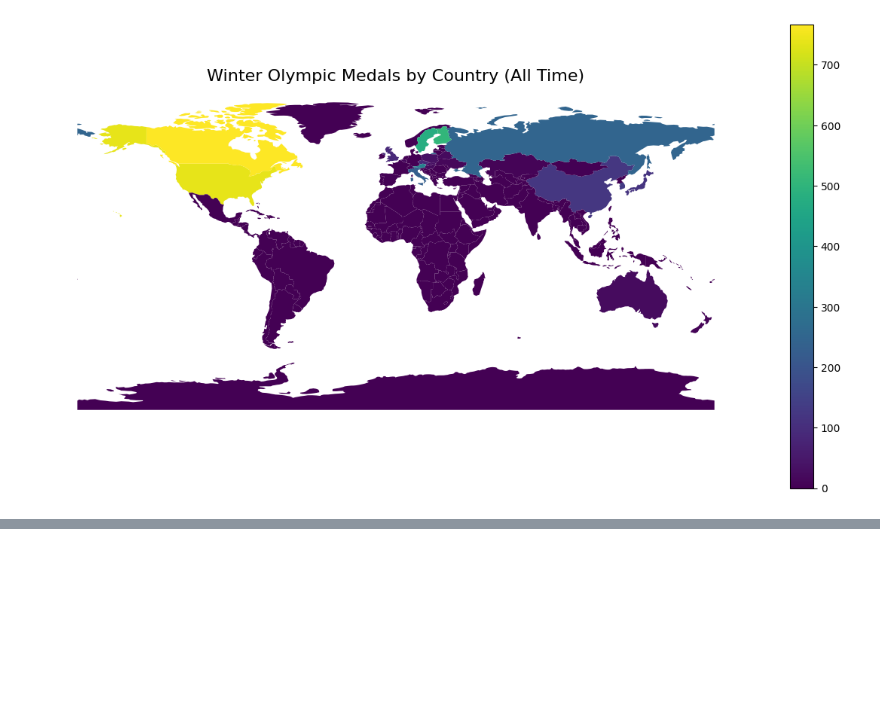
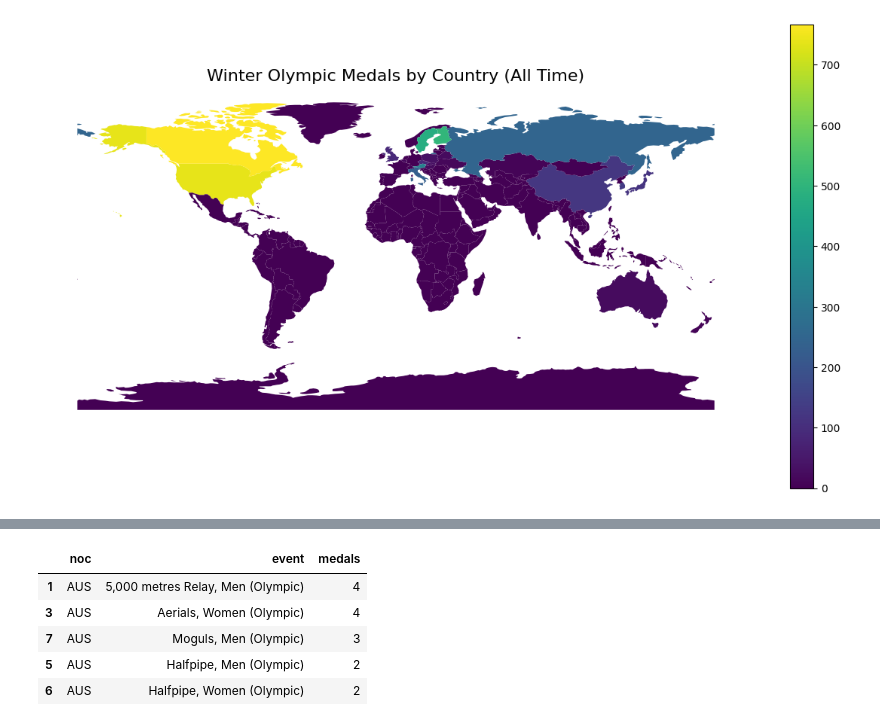
Before and after one commit to dpark2380/comm3180_S26_Blog, a Jupyter notebook: posts/blog_03_olympics/DOW3_olympics.ipynb, the cells around one changed output, grey strips where cells are left out. Cells and saved outputs as stored; diff of their text form; code cells hidden in the pictures; blank space fills up the shorter version.

```diff
--- a/posts/blog_03_olympics/DOW3_olympics.ipynb
+++ b/posts/blog_03_olympics/DOW3_olympics.ipynb
@@ -191,0 +156,14 @@ top2[top2["noc"] == "AUS"]
+# %%
+aus_events = (
+    country_event[country_event["noc"] == "AUS"]
+    .sort_values("medals", ascending=False)
+)
+
+aus_events.head()
+# %% [output]
+|  | noc | event | medals |
+| 1 | AUS | 5,000 metres Relay, Men (Olympic) | 4 |
+| 3 | AUS | Aerials, Women (Olympic) | 4 |
+| 7 | AUS | Moguls, Men (Olympic) | 3 |
+| 5 | AUS | Halfpipe, Men (Olympic) | 2 |
+| 6 | AUS | Halfpipe, Women (Olympic) | 2 |
```
Also changed, not shown: parts of 17 cells of this notebook.
